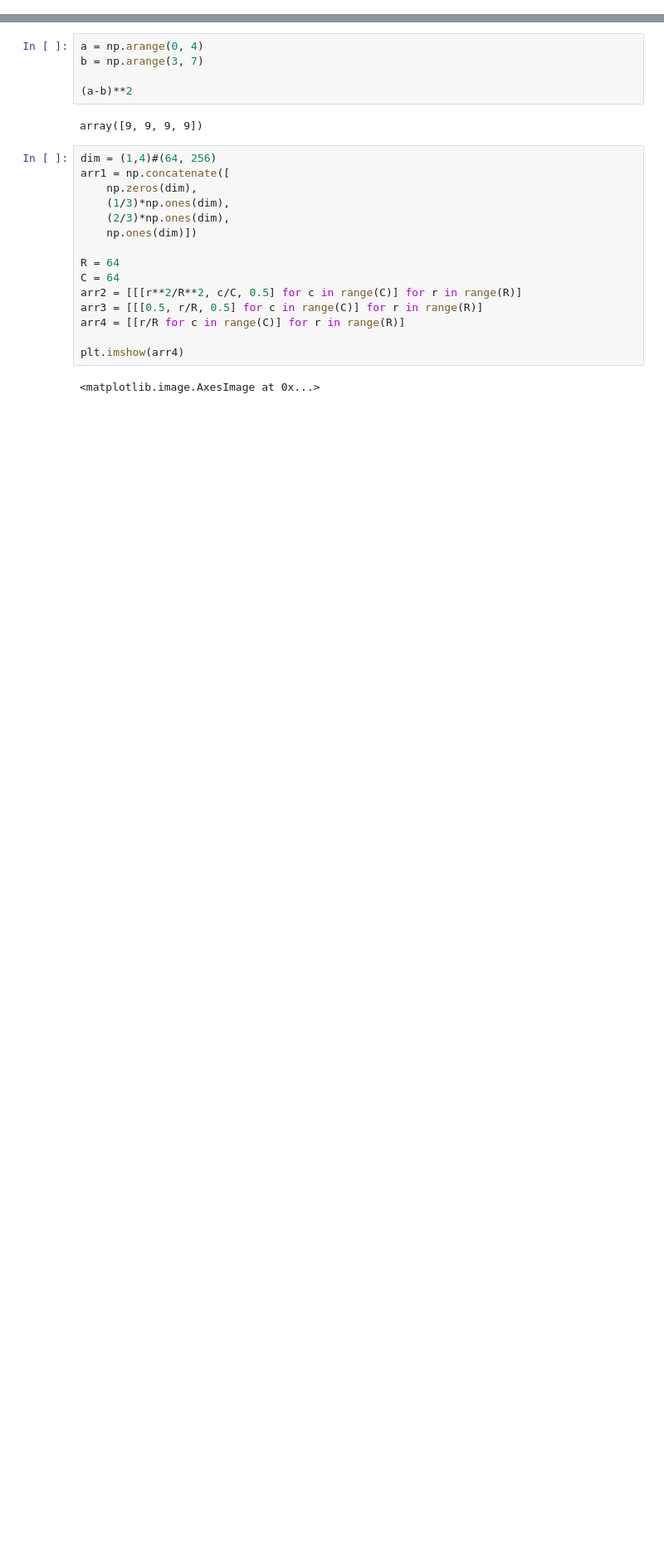
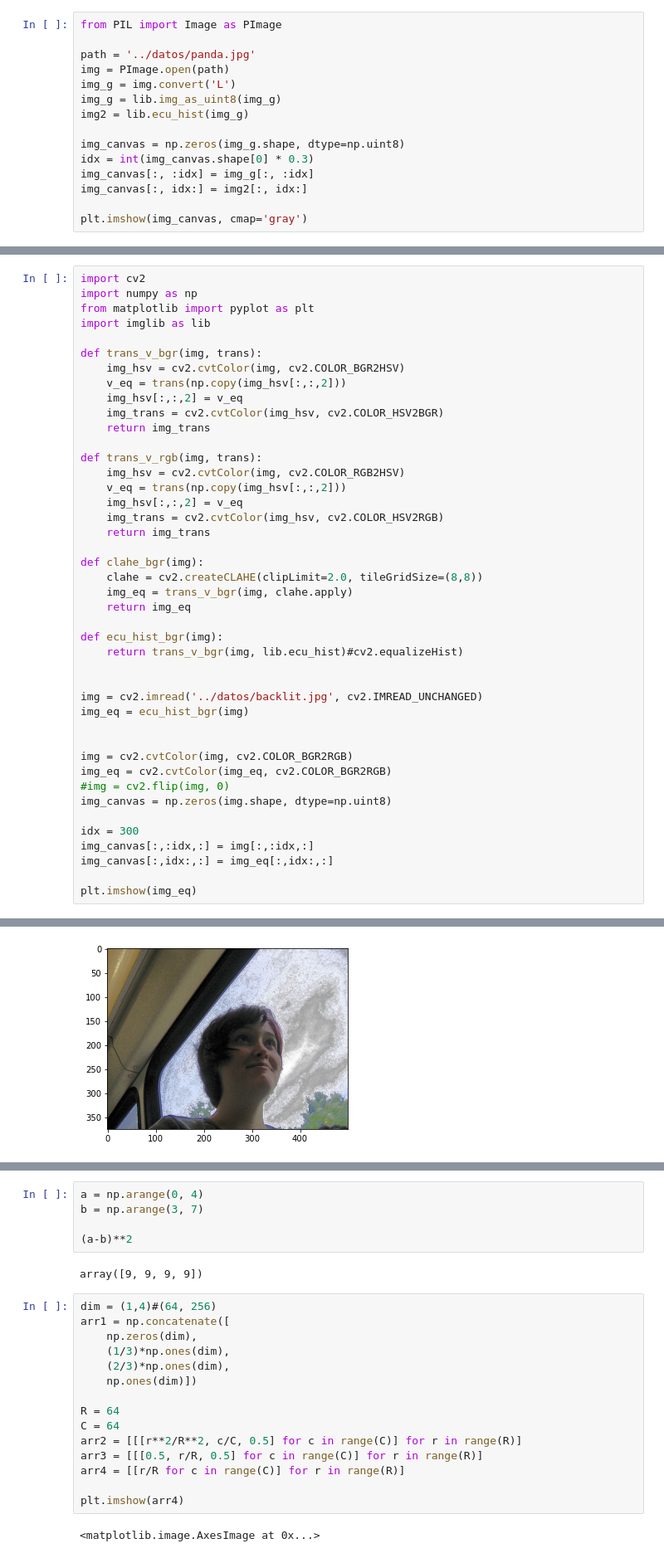
Before and after one commit to DaMadApe/AImg, a Jupyter notebook: Img/sandb.ipynb, the cells around one changed output, grey strips where cells are left out. Shown at 83% size. Cells and saved outputs as stored; diff of their text form; blank space fills up the shorter version.

```diff
--- a/Img/sandb.ipynb
+++ b/Img/sandb.ipynb
@@ -19,0 +16,15 @@ plt.plot(he.histograma(img_v))
+# %%
+from PIL import Image as PImage
+
+path = '../datos/panda.jpg'
+img = PImage.open(path)
+img_g = img.convert('L')
+img_g = lib.img_as_uint8(img_g)
+img2 = lib.ecu_hist(img_g)
+
+img_canvas = np.zeros(img_g.shape, dtype=np.uint8)
+idx = int(img_canvas.shape[0] * 0.3)
+img_canvas[:, :idx] = img_g[:, :idx]
+img_canvas[:, idx:] = img2[:, idx:]
+
+plt.imshow(img_canvas, cmap='gray')
@@ -19,0 +33,44 @@ plt.plot(he.histograma(img_v))
+# %%
+import cv2
+import numpy as np
+from matplotlib import pyplot as plt
+import imglib as lib
+
+def trans_v_bgr(img, trans):
+    img_hsv = cv2.cvtColor(img, cv2.COLOR_BGR2HSV)
+    v_eq = trans(np.copy(img_hsv[:,:,2]))
+    img_hsv[:,:,2] = v_eq
+    img_trans = cv2.cvtColor(img_hsv, cv2.COLOR_HSV2BGR)
+    return img_trans
+
+def trans_v_rgb(img, trans):
+    img_hsv = cv2.cvtColor(img, cv2.COLOR_RGB2HSV)
+    v_eq = trans(np.copy(img_hsv[:,:,2]))
+    img_hsv[:,:,2] = v_eq
+    img_trans = cv2.cvtColor(img_hsv, cv2.COLOR_HSV2RGB)
+    return img_trans
+
+def clahe_bgr(img):
+    clahe = cv2.createCLAHE(clipLimit=2.0, tileGridSize=(8,8))
+    img_eq = trans_v_bgr(img, clahe.apply)
+    return img_eq
+
+def ecu_hist_bgr(img):
+    return trans_v_bgr(img, lib.ecu_hist)#cv2.equalizeHist)
+
+
+img = cv2.imread('../datos/backlit.jpg', cv2.IMREAD_UNCHANGED)
+img_eq = ecu_hist_bgr(img)
+
+
+img = cv2.cvtColor(img, cv2.COLOR_BGR2RGB)
+img_eq = cv2.cvtColor(img_eq, cv2.COLOR_BGR2RGB)
+#img = cv2.flip(img, 0)
+img_canvas = np.zeros(img.shape, dtype=np.uint8)
+
+idx = 300
+img_canvas[:,:idx,:] = img[:,:idx,:]
+img_canvas[:,idx:,:] = img_eq[:,idx:,:]
+
+plt.imshow(img_eq)
+# %% [output]
@@ -19,0 +78 @@ plt.plot(he.histograma(img_v))
+[figure, added]
```
Also changed, not shown: parts of 18 cells of this notebook, 44 other files.
